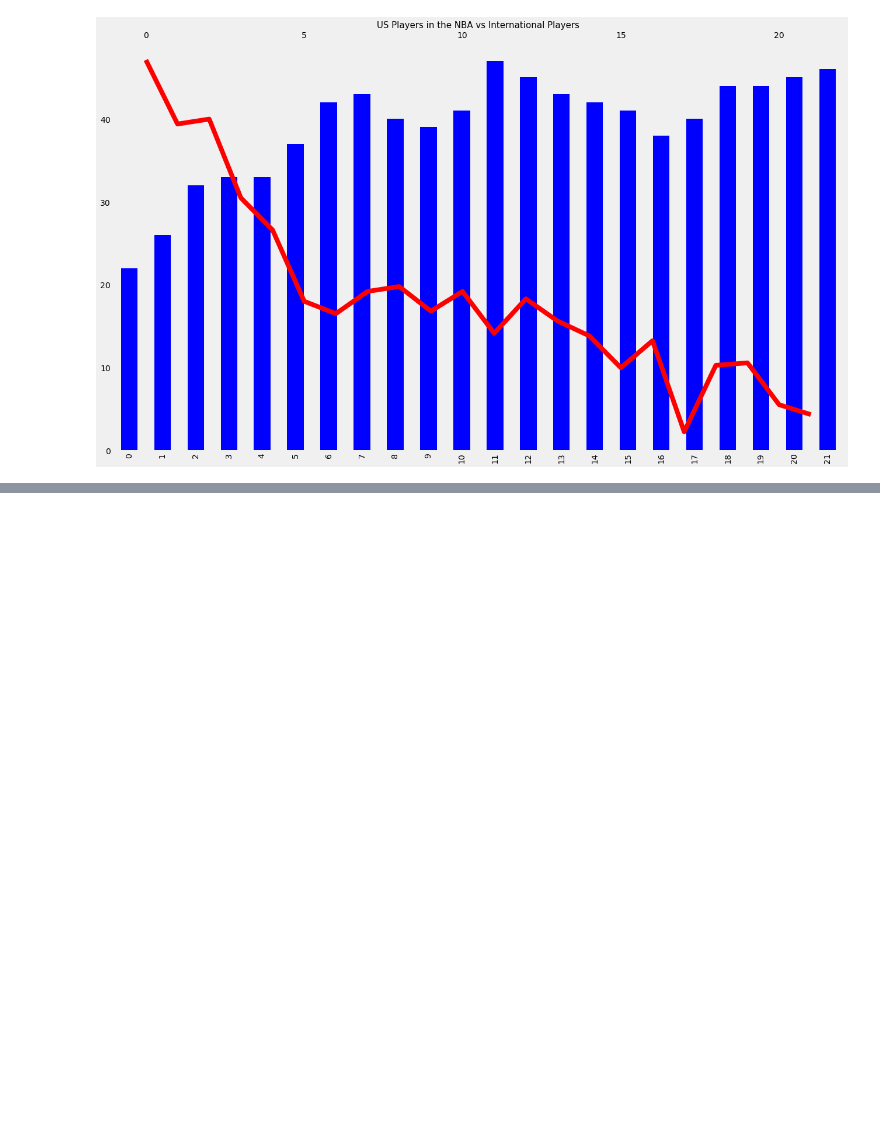
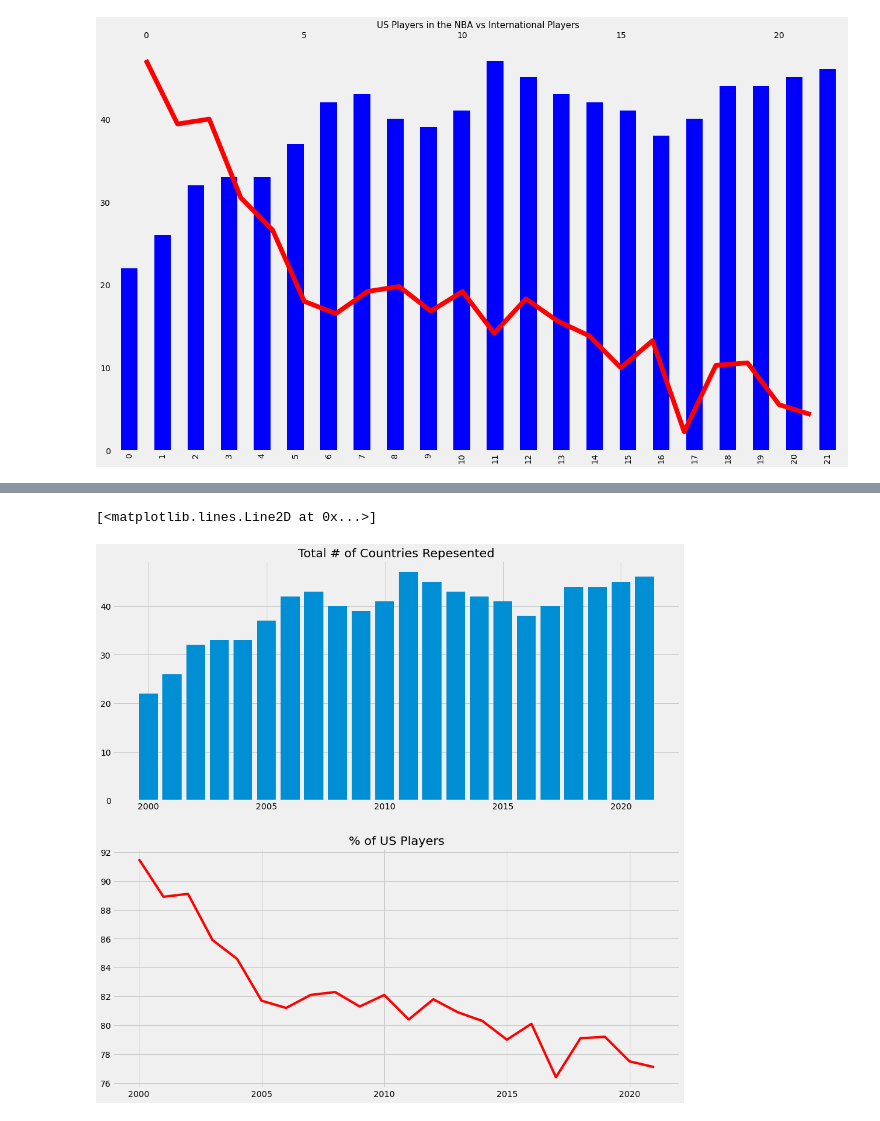
Before and after one commit to bme3412/Python, a Jupyter notebook: Projects/Basketball_reference/NBA_since_2000_Global.ipynb, the cells around one changed output, grey strips where cells are left out. Saved outputs shown, nothing was run; the diff lists cells and outputs as text; code cells hidden in the pictures; blank space fills up the shorter version.

```diff
--- a/Projects/Basketball_reference/NBA_since_2000_Global.ipynb
+++ b/Projects/Basketball_reference/NBA_since_2000_Global.ipynb
@@ -1566,3 +1590,19 @@ plt.show()
+# %%
+fig, (ax1, ax2) = plt.subplots(2, figsize=(15,15))
+
+
+# plot 1
+x = total_players['Season']
+y1 = total_players['# of Countries']
+y2 = total_players['% US']
+
+ax1.title.set_text('Total # of Countries Repesented')
+ax2.title.set_text('% of US Players')
+ax1.bar(x, y1)
+ax2.plot(x, y2, color='red')
+# %% [output]
+[<matplotlib.lines.Line2D at 0x...>]
+[figure, added]
 # %%
 output_dfs = {p: df[df['participant'] == p] for p in participants}
 for p in output_dfs:
```
Also changed, not shown: parts of 3 cells of this notebook.
